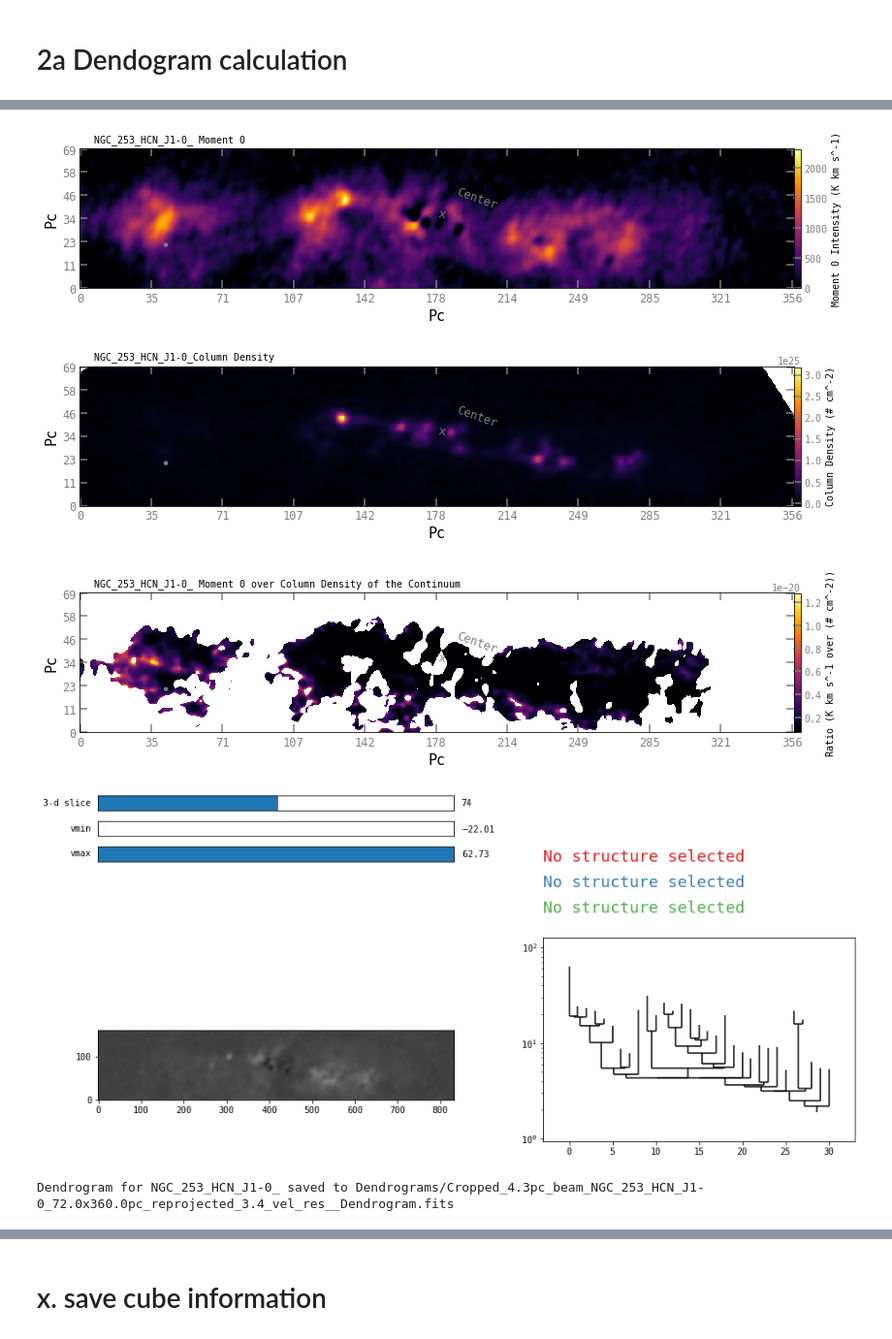
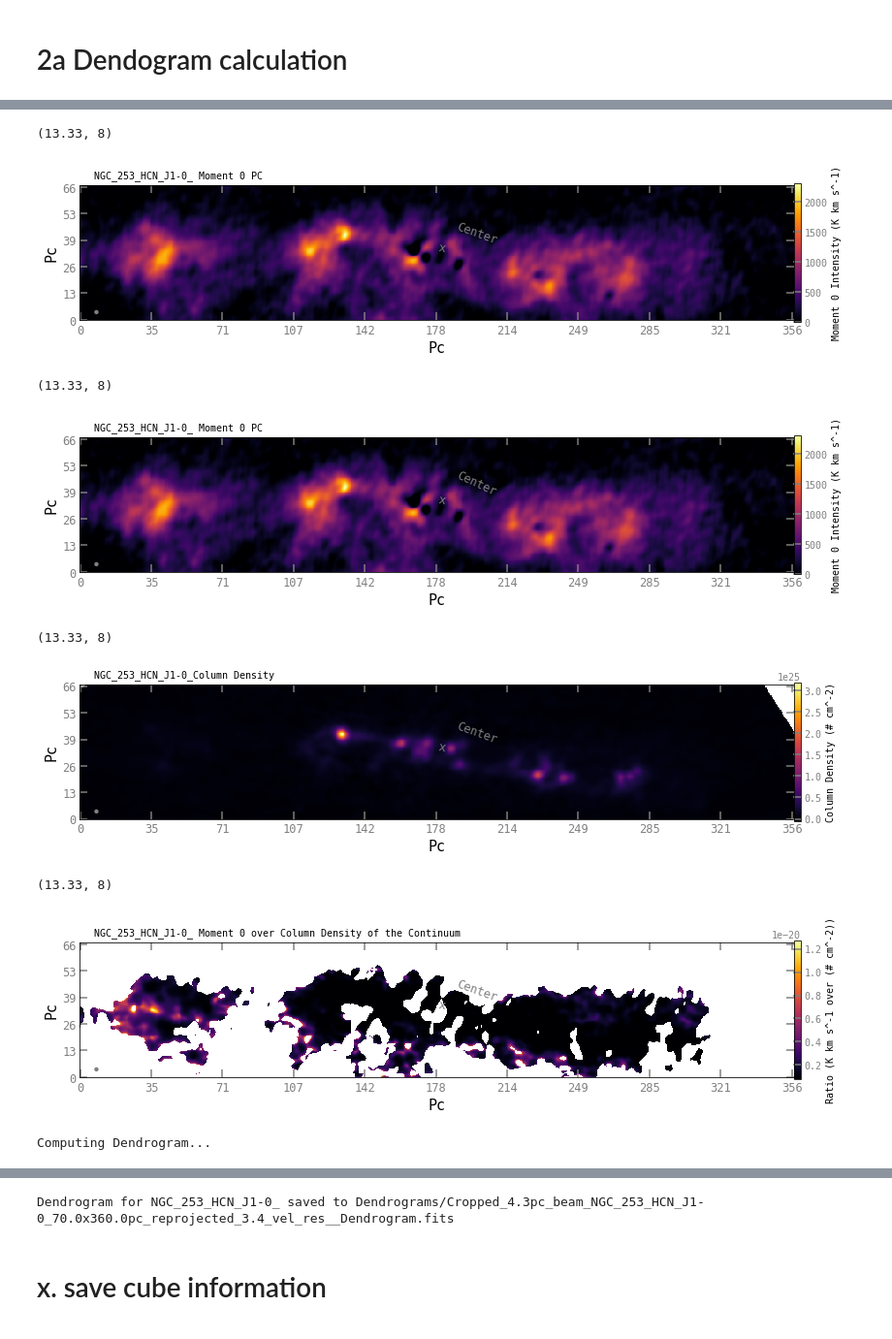
Before and after one commit to BenjaminMoreauAstro/Turbulence-and-star-formation-NGC253, a Jupyter notebook: 2a_ngc_HCN_1-0_Dendrogram_Calculation.ipynb, the cells around one changed output, grey strips where cells are left out. Shown: that part at 97% size. Saved outputs shown, nothing was run; the diff lists cells and outputs as text; code cells hidden in the pictures.

```diff
--- a/2a_ngc_HCN_1-0_Dendrogram_Calculation.ipynb
+++ b/2a_ngc_HCN_1-0_Dendrogram_Calculation.ipynb
@@ -46,5 +46,6 @@ NAXIS : 0  0, 'Beam_Position_angle': 0, 'Corresponding_Continuum_Reprojected': '
 # %%
 # Calculate the dendrogram and save it
 
-Dendrogram_Calculation(Cube_Information,Minimum_Pixel_Requirement=1,min_delta=5,noise_requirement=5)
+#Dendrogram_Calculation(Cube_Information,Minimum_Pixel_Requirement=1,min_delta=5,noise_requirement=5)
+Dendrogram_Calculation(Cube_Information,Minimum_Pixel_Requirement=1,min_delta=5,noise_requirement=5,manual_noise=.33*u.K)
 # %% [output]
@@ -53,5 +58,9 @@ Dendrogram_Calculation(Cube_Information,Minimum_Pixel_Requirement=1,min_delta=5,
+(13.33, 8)
-[figure, old version]
+[figure, new version]
+(13.33, 8)
-[figure, old version]
+[figure, new version]
+(13.33, 8)
-[figure, old version]
+[figure, new version]
+(13.33, 8)
-[figure, old version]
+[figure, new version]
-Dendrogram for NGC_253_HCN_J1-0_ saved to Dendrograms/Cropped_4.3pc_beam_NGC_253_HCN_J1-0_72.0x360.0pc_reprojected_3.4_vel_res__Dendrogram.fits
+Computing Dendrogram...
@@ -58,3 +68,4 @@ Dendrogram for NGC_253_HCN_J1-0_ saved to Dendrograms/Cropped_4.3pc_beam_NGC_253
+Dendrogram for NGC_253_HCN_J1-0_ saved to Dendrograms/Cropped_4.3pc_beam_NGC_253_HCN_J1-0_70.0x360.0pc_reprojected_3.4_vel_res__Dendrogram.fits
 # %% [markdown]
 # x. save cube information
 # %%
```
Also changed, not shown: parts of 3 cells of this notebook, 57 other files.
